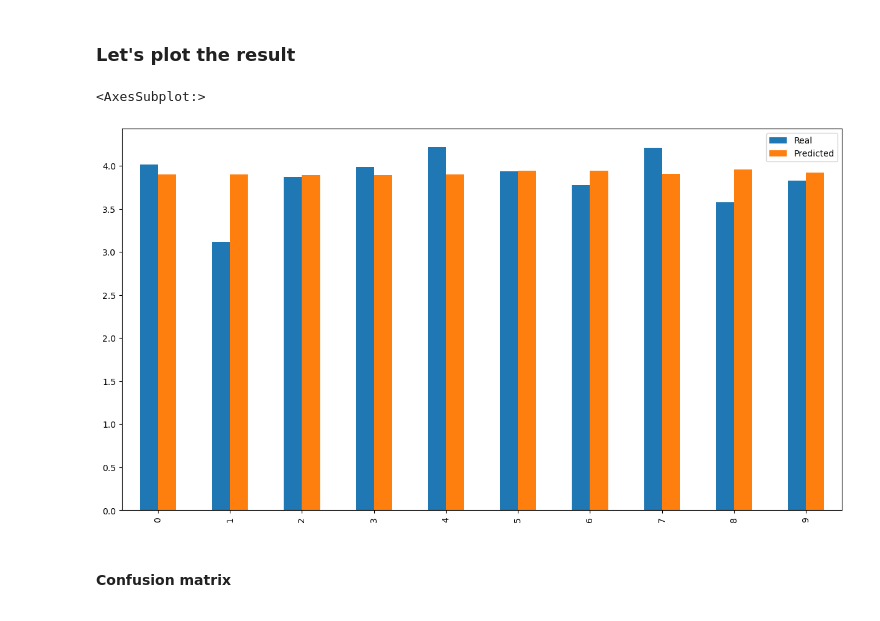
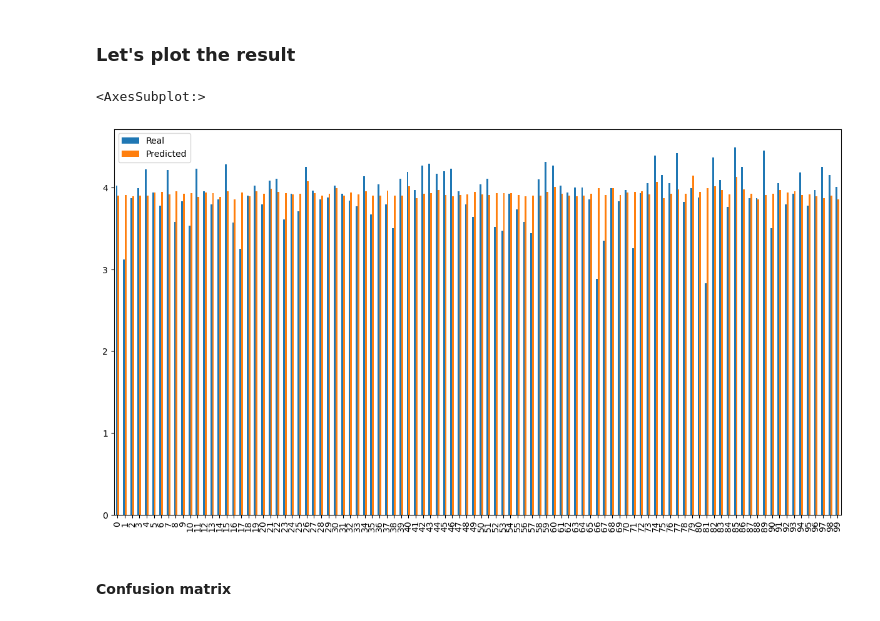
Before and after one commit to Attoumassa/book_rating_prediction_model, a Jupyter notebook: feature_engineering.ipynb, the cells around one changed output. Drawn from its saved outputs; the diff is of its cells as text; code cells hidden in the pictures.

Commit message:
data modeling update

```diff
--- a/feature_engineering.ipynb
+++ b/feature_engineering.ipynb
@@ -414,12 +432,12 @@ array([3.90303076, 3.9042596 , 3.89425766, ..., 3.92632708, 3.96047432,
 # %% [markdown]
 ### Let's plot  the result
 # %%
-fig = pd.DataFrame({'Real': y_test.tolist(), 'Predicted': predict.tolist()}).head(10)
+fig = pd.DataFrame({'Real': y_test.tolist(), 'Predicted': predict.tolist()}).head(100)
 
 fig.plot(kind='bar', figsize=(15, 8))
 # %% [output]
 <AxesSubplot:>
-[figure, old version]
+[figure, new version]
 # %% [markdown]
 #### Confusion matrix
 # %%
```
Also changed, not shown: parts of 3 cells of this notebook.
